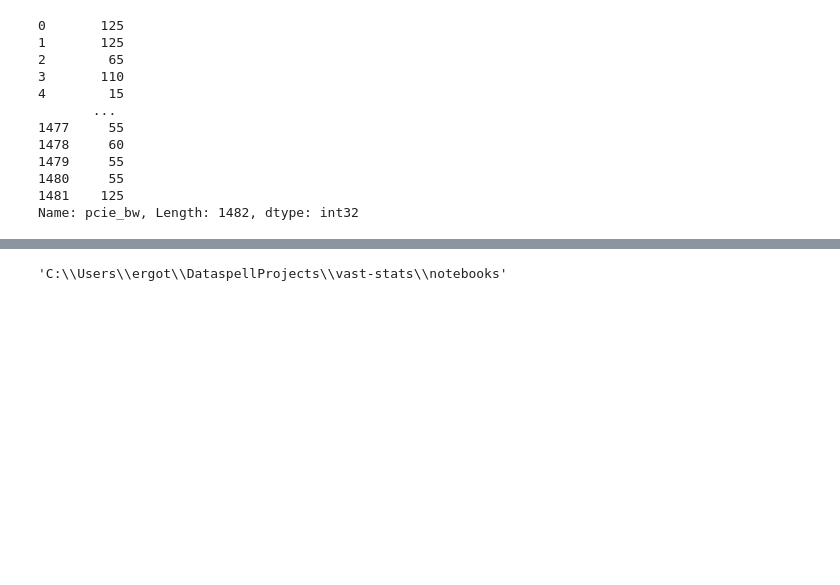
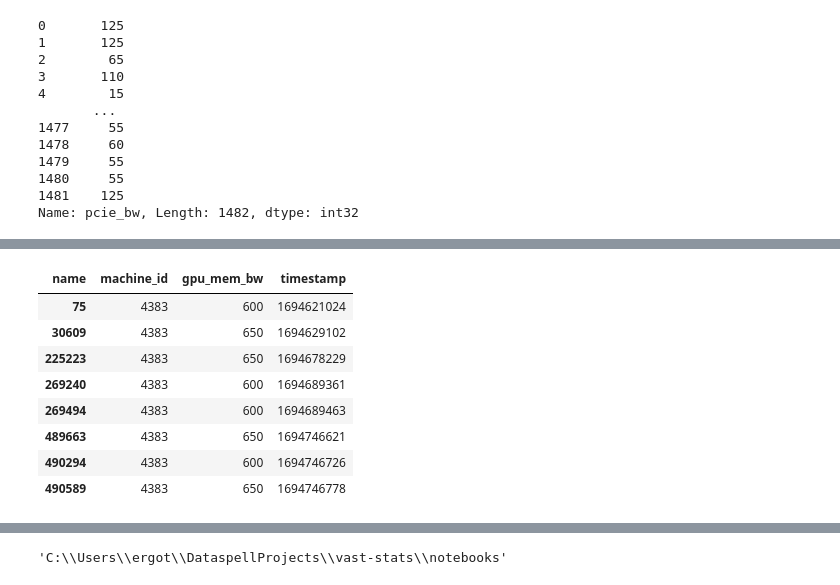
Before and after one commit to alkorolyov/vast-stats, a Jupyter notebook: notebooks/10 - tests.ipynb, the cells around one changed output, grey strips where cells are left out. Cells and saved outputs as stored; diff of their text form; code cells hidden in the pictures; blank space fills up the shorter version.

```diff
--- a/notebooks/10 - tests.ipynb
+++ b/notebooks/10 - tests.ipynb
@@ -151,0 +144,21 @@ rel_df = reduce_mem_usage(rel_df)
+# %%
+from src.utils import reduce_mem_usage
+
+conn = sqlite3.connect(db_path)
+df = table_to_df('gpu_mem_bw_snp', conn)
+conn.close()
+
+df = reduce_mem_usage(df)
+# %%
+df_tmp = df.query('machine_id == 4383')
+df_tmp
+# %% [output]
+| name | machine_id | gpu_mem_bw | timestamp |
+| 75 | 4383 | 600 | 1694621024 |
+| 30609 | 4383 | 650 | 1694629102 |
+| 225223 | 4383 | 650 | 1694678229 |
+| 269240 | 4383 | 600 | 1694689361 |
+| 269494 | 4383 | 600 | 1694689463 |
+| 489663 | 4383 | 650 | 1694746621 |
+| 490294 | 4383 | 600 | 1694746726 |
+| 490589 | 4383 | 650 | 1694746778 |
```
Also changed, not shown: parts of 17 cells of this notebook, 4 other files.
